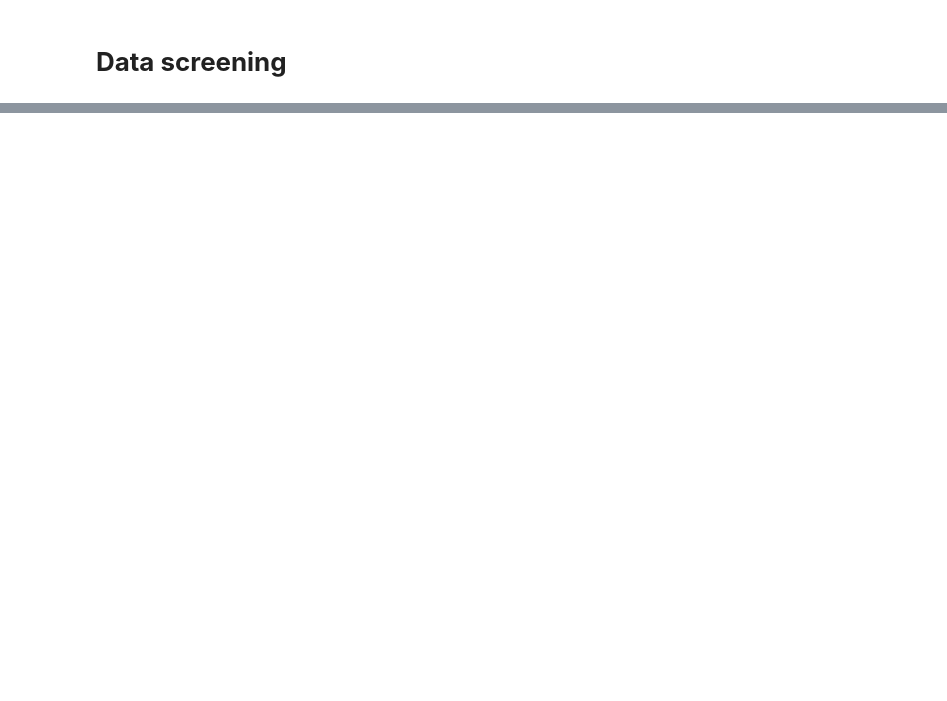
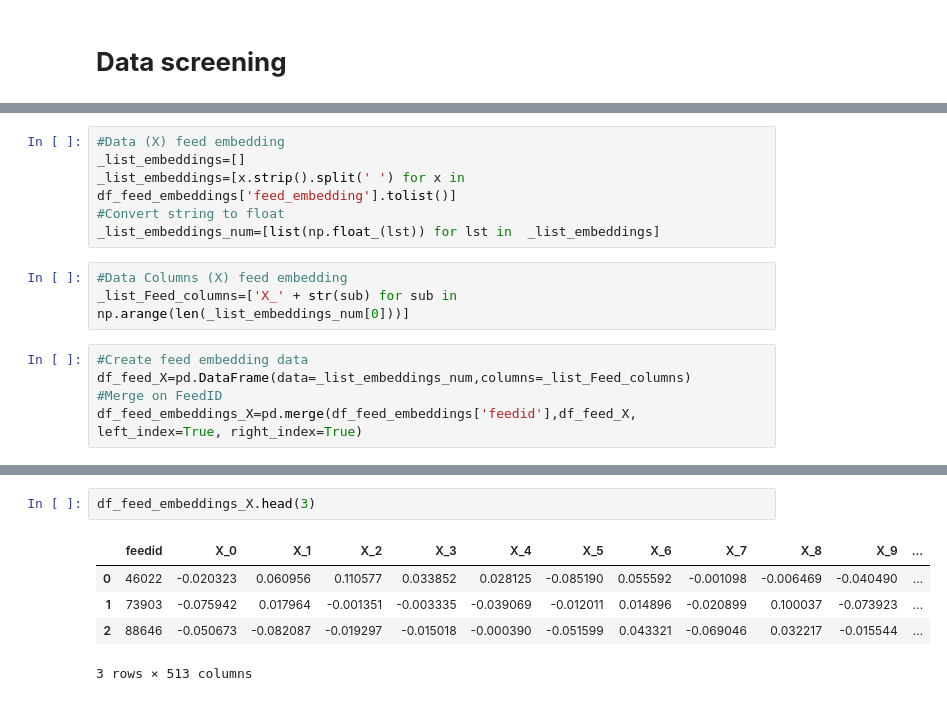
Before and after one commit to freedomszeto/WeChatCompetition_2021, a Jupyter notebook: WeChat_Data_competition_Freedom.ipynb, the cells around one changed output, grey strips where cells are left out. Cells and saved outputs as stored; diff of their text form; blank space fills up the shorter version.

```diff
--- a/WeChat_Data_competition_Freedom.ipynb
+++ b/WeChat_Data_competition_Freedom.ipynb
@@ -43,0 +106,14 @@ feed_em_46022=feed_embeddings[feed_embeddings['feedid']==46022]['feed_embedding'
+# %%
+#Data (X) feed embedding
+_list_embeddings=[]
+_list_embeddings=[x.strip().split(' ') for x in df_feed_embeddings['feed_embedding'].tolist()]
+#Convert string to float
+_list_embeddings_num=[list(np.float_(lst)) for lst in  _list_embeddings]
+# %%
+#Data Columns (X) feed embedding
+_list_Feed_columns=['X_' + str(sub) for sub in np.arange(len(_list_embeddings_num[0]))]
+# %%
+#Create feed embedding data
+df_feed_X=pd.DataFrame(data=_list_embeddings_num,columns=_list_Feed_columns)
+#Merge on FeedID
+df_feed_embeddings_X=pd.merge(df_feed_embeddings['feedid'],df_feed_X, left_index=True, right_index=True)
@@ -43,0 +131,8 @@ feed_em_46022=feed_embeddings[feed_embeddings['feedid']==46022]['feed_embedding'
+# %%
+df_feed_embeddings_X.head(3)
+# %% [output]
+|  | feedid | X_0 | X_1 | X_2 | X_3 | X_4 | X_5 | X_6 | X_7 | X_8 | X_9 | ... |
+| 0 | 46022 | -0.020323 | 0.060956 | 0.110577 | 0.033852 | 0.028125 | -0.085190 | 0.055592 | -0.001098 | -0.006469 | -0.040490 | ... |
+| 1 | 73903 | -0.075942 | 0.017964 | -0.001351 | -0.003335 | -0.039069 | -0.012011 | 0.014896 | -0.020899 | 0.100037 | -0.073923 | ... |
+| 2 | 88646 | -0.050673 | -0.082087 | -0.019297 | -0.015018 | -0.000390 | -0.051599 | 0.043321 | -0.069046 | 0.032217 | -0.015544 | ... |
+3 rows × 513 columns
```
Also changed, not shown: parts of 38 cells of this notebook.
